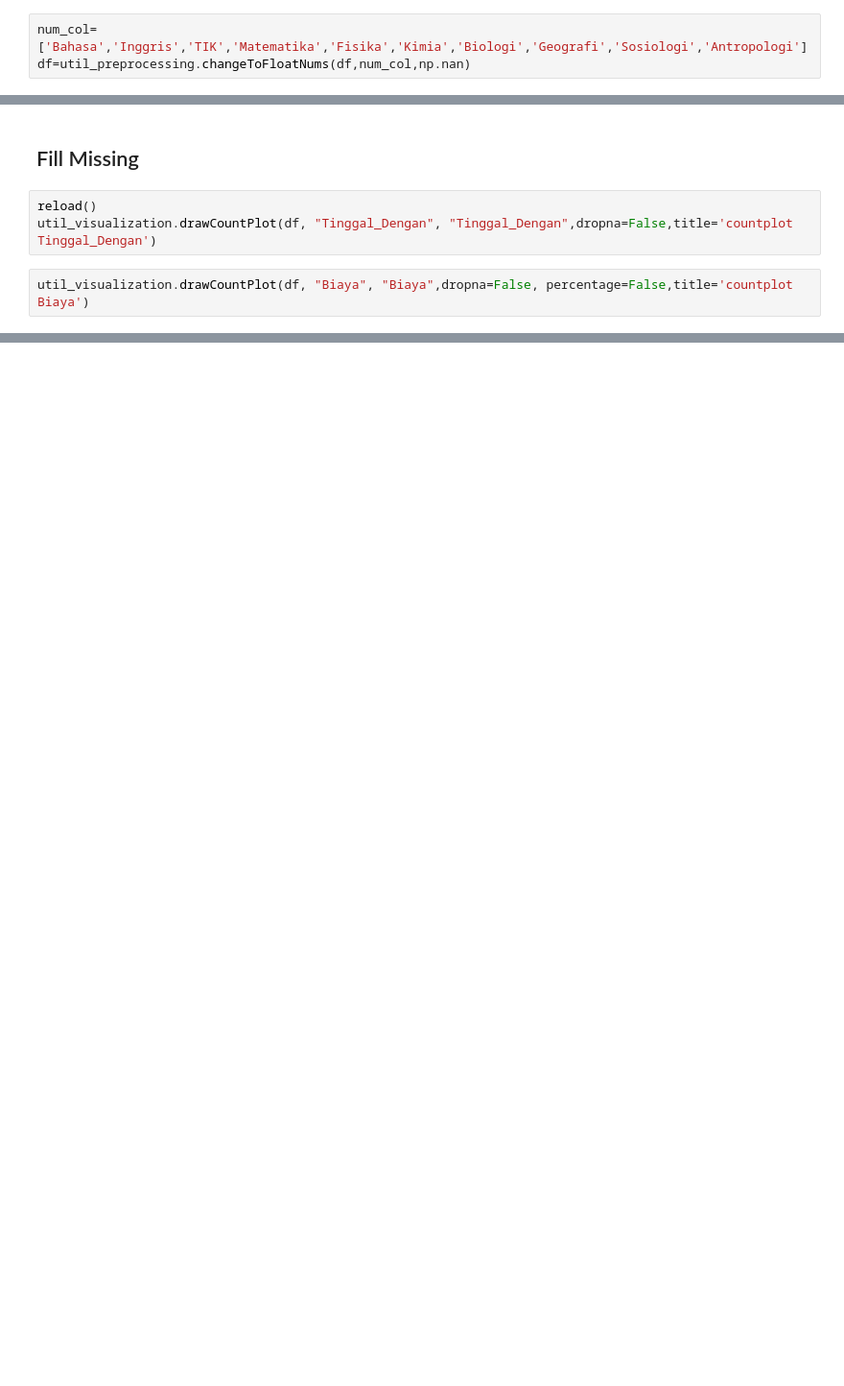
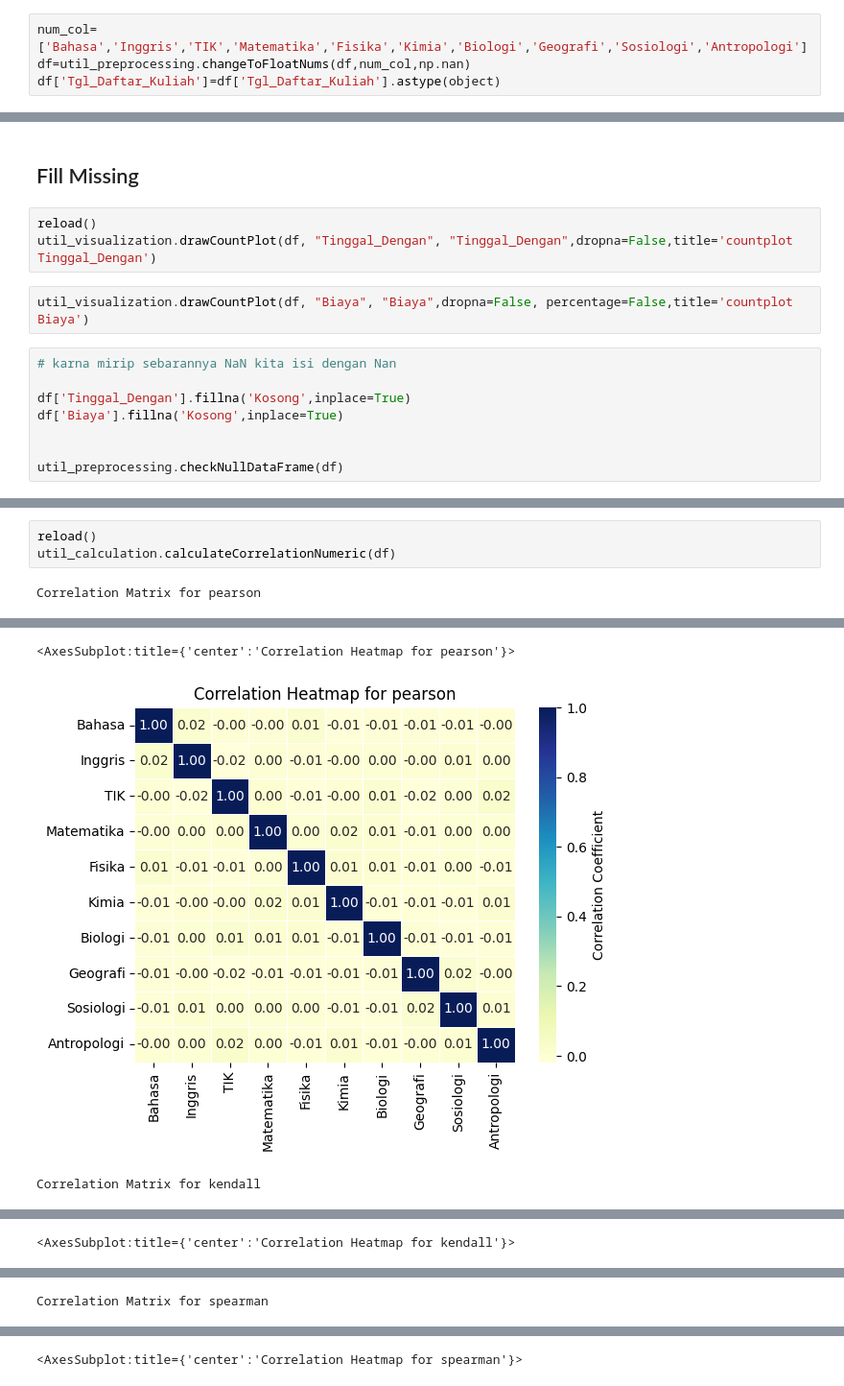
Before and after one commit to Xwyzworms/Diagnostic_Reasoning_HouseRent, a Jupyter notebook: Analisis_2.ipynb, the cells around one changed output, grey strips where cells are left out. Shown at 96% size. Saved outputs shown, nothing was run; the diff lists cells and outputs as text; blank space fills up the shorter version.

```diff
--- a/Analisis_2.ipynb
+++ b/Analisis_2.ipynb
@@ -61,6 +65,7 @@ memory usage: 1.9+ MB
 # %%
 num_col=['Bahasa','Inggris','TIK','Matematika','Fisika','Kimia','Biologi','Geografi','Sosiologi','Antropologi']
 df=util_preprocessing.changeToFloatNums(df,num_col,np.nan)
+df['Tgl_Daftar_Kuliah']=df['Tgl_Daftar_Kuliah'].astype(object)
 # %%
 df.info()
 # %% [output]
@@ -108,3 +115,11 @@ reload()
 util_visualization.drawCountPlot(df, "Tinggal_Dengan", "Tinggal_Dengan",dropna=False,title='countplot Tinggal_Dengan')
 # %%
 util_visualization.drawCountPlot(df, "Biaya", "Biaya",dropna=False, percentage=False,title='countplot Biaya')
+# %%
+# karna mirip sebarannya NaN kita isi dengan Nan
+
+df['Tinggal_Dengan'].fillna('Kosong',inplace=True)
+df['Biaya'].fillna('Kosong',inplace=True)
+
+
+util_preprocessing.checkNullDataFrame(df)
@@ -110,0 +144,5 @@ util_visualization.drawCountPlot(df, "Biaya", "Biaya",dropna=False, percentage=F
+# %%
+reload()
+util_calculation.calculateCorrelationNumeric(df)
+# %% [output]
+Correlation Matrix for pearson
@@ -110,0 +160,3 @@ util_visualization.drawCountPlot(df, "Biaya", "Biaya",dropna=False, percentage=F
+<AxesSubplot:title={'center':'Correlation Heatmap for pearson'}>
+[figure, added]
+Correlation Matrix for kendall
@@ -110,0 +174 @@ util_visualization.drawCountPlot(df, "Biaya", "Biaya",dropna=False, percentage=F
+<AxesSubplot:title={'center':'Correlation Heatmap for kendall'}>
@@ -110,0 +176 @@ util_visualization.drawCountPlot(df, "Biaya", "Biaya",dropna=False, percentage=F
+Correlation Matrix for spearman
@@ -110,0 +188 @@ util_visualization.drawCountPlot(df, "Biaya", "Biaya",dropna=False, percentage=F
+<AxesSubplot:title={'center':'Correlation Heatmap for spearman'}>
```
Also changed, not shown: parts of 19 cells of this notebook, 3 other files.
